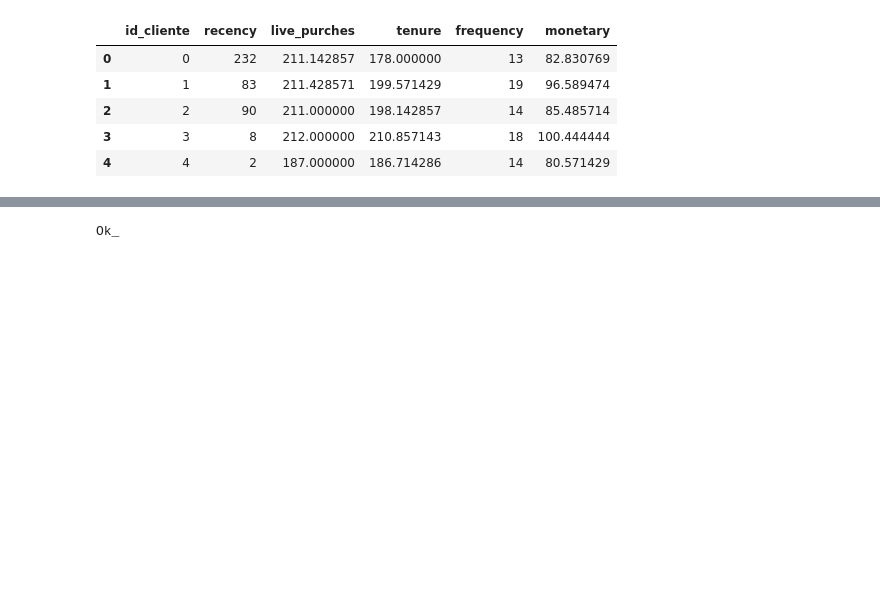
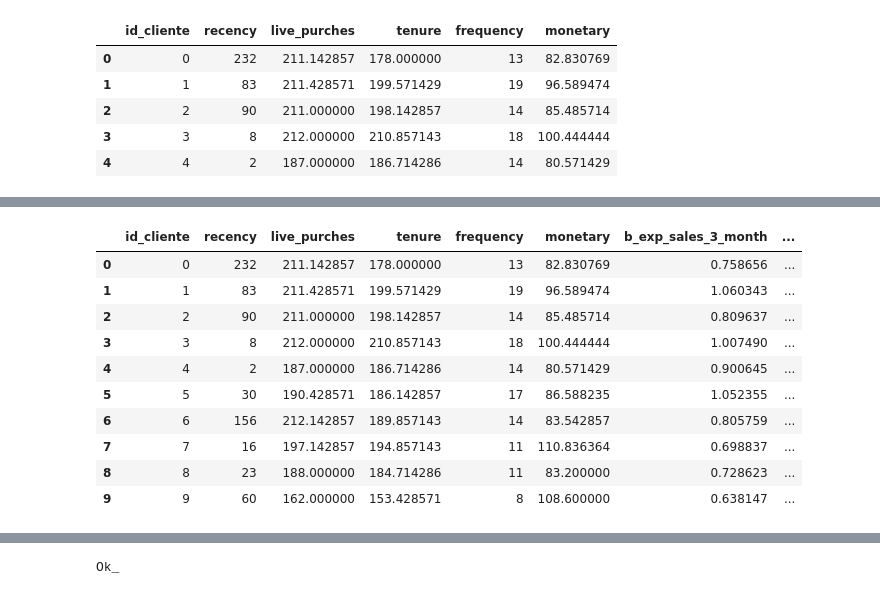
Before and after one commit to oecorrechag/Project-Australia, a Jupyter notebook: notebooks/model_cltv.ipynb, the cells around one changed output, grey strips where cells are left out. Saved outputs shown, nothing was run; the diff lists cells and outputs as text; code cells hidden in the pictures; blank space fills up the shorter version.

```diff
--- a/notebooks/model_cltv.ipynb
+++ b/notebooks/model_cltv.ipynb
@@ -210,0 +199,17 @@ ggf.fit(cltv['frequency'], cltv['monetary'])
+# %%
+cltv["expected_average_profit"] = ggf.conditional_expected_average_profit(cltv['frequency'],
+                                                                          cltv['monetary'])
+
+cltv.head(10)
+# %% [output]
+|  | id_cliente | recency | live_purches | tenure | frequency | monetary | b_exp_sales_3_month | ... |
+| 0 | 0 | 232 | 211.142857 | 178.000000 | 13 | 82.830769 | 0.758656 | ... |
+| 1 | 1 | 83 | 211.428571 | 199.571429 | 19 | 96.589474 | 1.060343 | ... |
+| 2 | 2 | 90 | 211.000000 | 198.142857 | 14 | 85.485714 | 0.809637 | ... |
+| 3 | 3 | 8 | 212.000000 | 210.857143 | 18 | 100.444444 | 1.007490 | ... |
+| 4 | 4 | 2 | 187.000000 | 186.714286 | 14 | 80.571429 | 0.900645 | ... |
+| 5 | 5 | 30 | 190.428571 | 186.142857 | 17 | 86.588235 | 1.052355 | ... |
+| 6 | 6 | 156 | 212.142857 | 189.857143 | 14 | 83.542857 | 0.805759 | ... |
+| 7 | 7 | 16 | 197.142857 | 194.857143 | 11 | 110.836364 | 0.698837 | ... |
+| 8 | 8 | 23 | 188.000000 | 184.714286 | 11 | 83.200000 | 0.728623 | ... |
+| 9 | 9 | 60 | 162.000000 | 153.428571 | 8 | 108.600000 | 0.638147 | ... |
```
Also changed, not shown: parts of 16 cells of this notebook, 5 other files.
